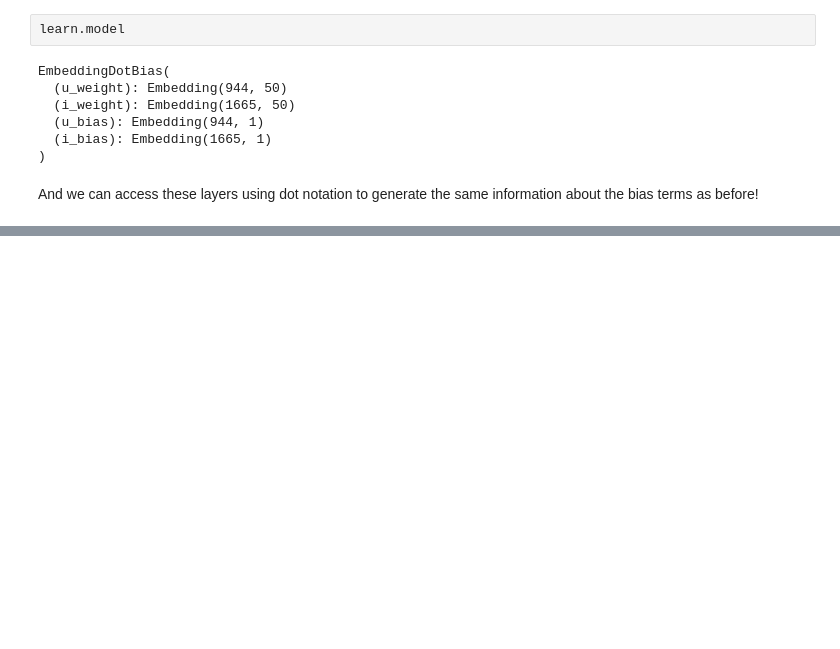
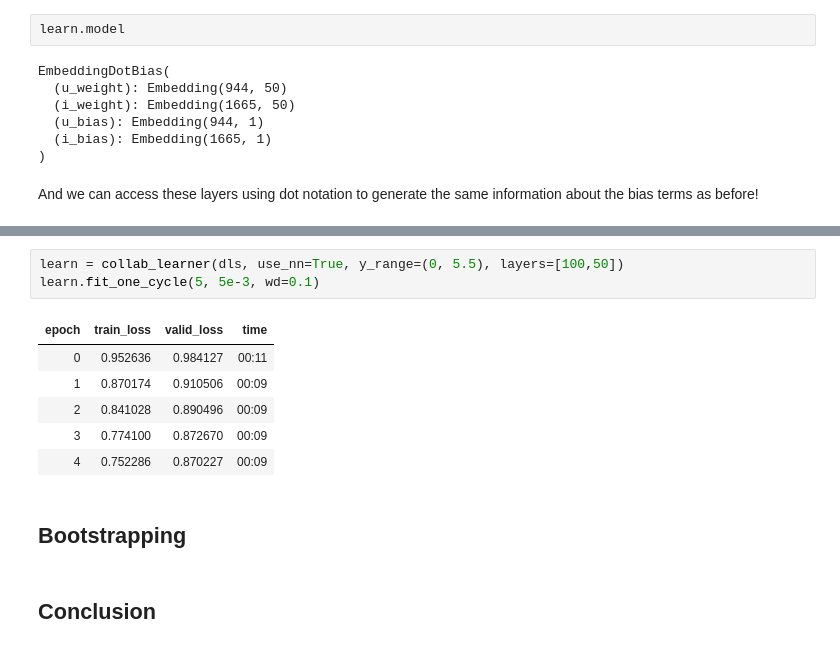
Before and after one commit to frank-895/machine_learning_journey, a Jupyter notebook: collaborative_filtering/collaborative_filtering.ipynb, the cells around one changed output, grey strips where cells are left out. Saved outputs shown, nothing was run; the diff lists cells and outputs as text; blank space fills up the shorter version.

```diff
--- a/collaborative_filtering/collaborative_filtering.ipynb
+++ b/collaborative_filtering/collaborative_filtering.ipynb
@@ -376,0 +456,14 @@ idxs = movie_bias.argsort(descending=True)[:5]
+# %%
+learn = collab_learner(dls, use_nn=True, y_range=(0, 5.5), layers=[100,50])
+learn.fit_one_cycle(5, 5e-3, wd=0.1)
+# %% [output]
+| epoch | train_loss | valid_loss | time |
+| 0 | 0.952636 | 0.984127 | 00:11 |
+| 1 | 0.870174 | 0.910506 | 00:09 |
+| 2 | 0.841028 | 0.890496 | 00:09 |
+| 3 | 0.774100 | 0.872670 | 00:09 |
+| 4 | 0.752286 | 0.870227 | 00:09 |
+# %% [markdown]
+## Bootstrapping
+# %% [markdown]
+## Conclusion
```
Also changed, not shown: parts of 22 cells of this notebook.
